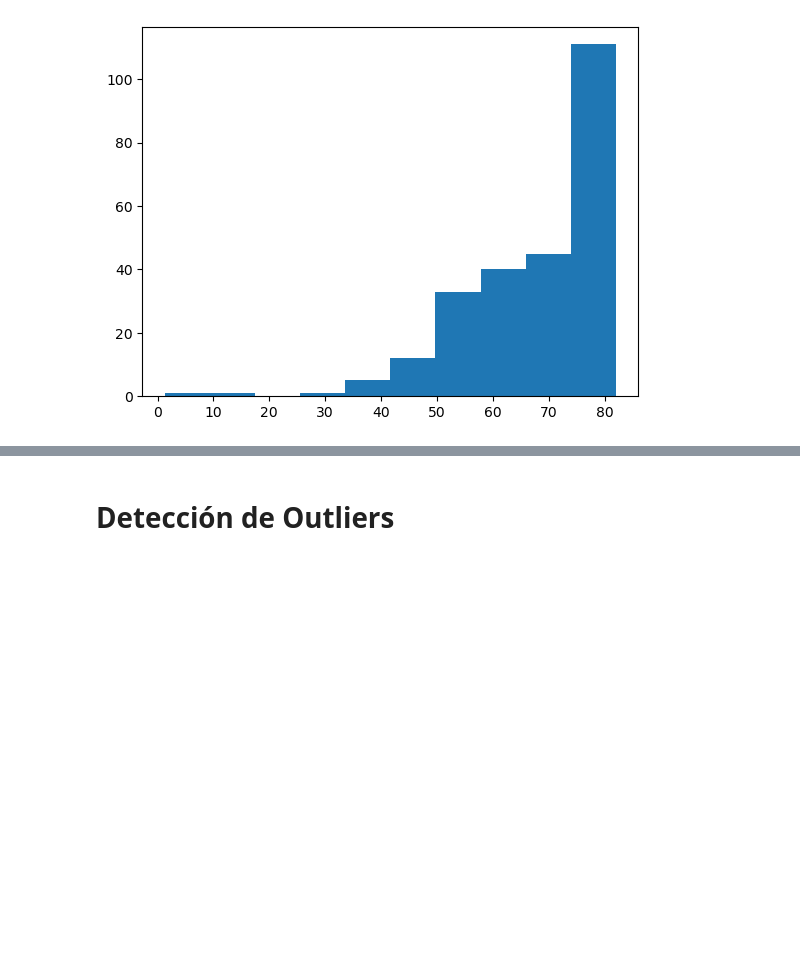
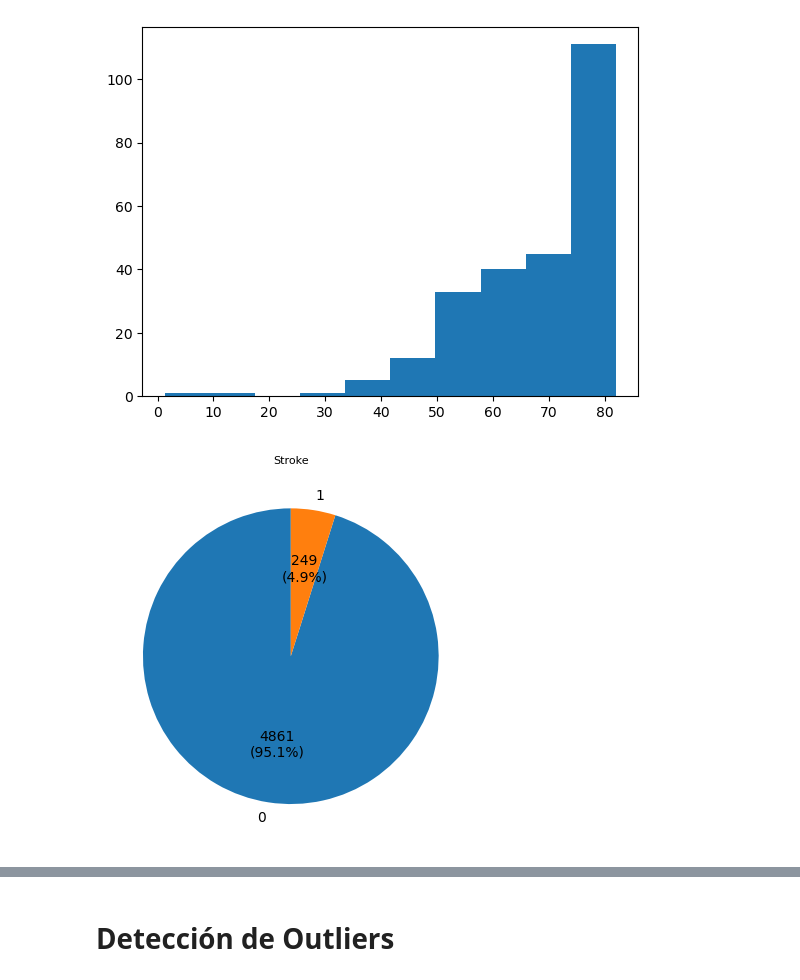
Before and after one commit to Gabriela-Sol/ML, a Jupyter notebook: notebooks/01_data_loading.ipynb, the cells around one changed output, grey strips where cells are left out. Drawn from its saved outputs; the diff is of its cells as text; code cells hidden in the pictures; blank space fills up the shorter version.

```diff
--- a/notebooks/01_data_loading.ipynb
+++ b/notebooks/01_data_loading.ipynb
@@ -7,7 +7,7 @@ import seaborn as sns
 # %%
 # Cargar el dataset
 # Reemplaza 'tu_dataset.csv' con el nombre de tu archivo
-df = pd.read_csv(r'C:\Users\pc\OneDrive\Escritorio\EIA\2do_Bimestre\ML\datasets\healthcare-dataset-stroke-data.csv')
+df = pd.read_csv(r'..\datasets\healthcare-dataset-stroke-data.csv')
 
 # Mostrar las primeras filas
 print("Primeras 5 filas del dataset:")
@@ -210,3 +210,16 @@ plt.hist(df[df['stroke'] == 1]['age'])
         65.864, 73.932, 82.   ]),
  <BarContainer object of 10 artists>)
 [figure]
+# %%
+counts = df['stroke'].value_counts()
+total = counts.sum()
+def func(pct, allvals):
+    absolute = int(round(pct/100.*total))
+    return f"{absolute}\n({pct:.1f}%)"
+
+df['stroke'].value_counts().plot.pie(autopct=lambda pct: func(pct, counts), startangle=90)
+plt.title('Stroke', fontsize=8)
+plt.ylabel('')
+plt.show()
+# %% [output]
+[figure, added]
```
Also changed, not shown: parts of 7 cells of this notebook.
